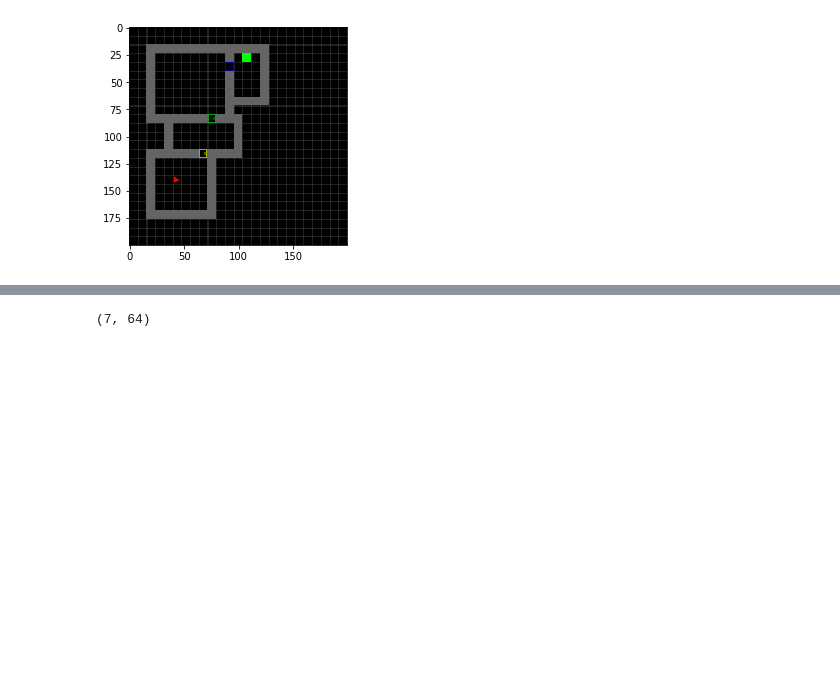
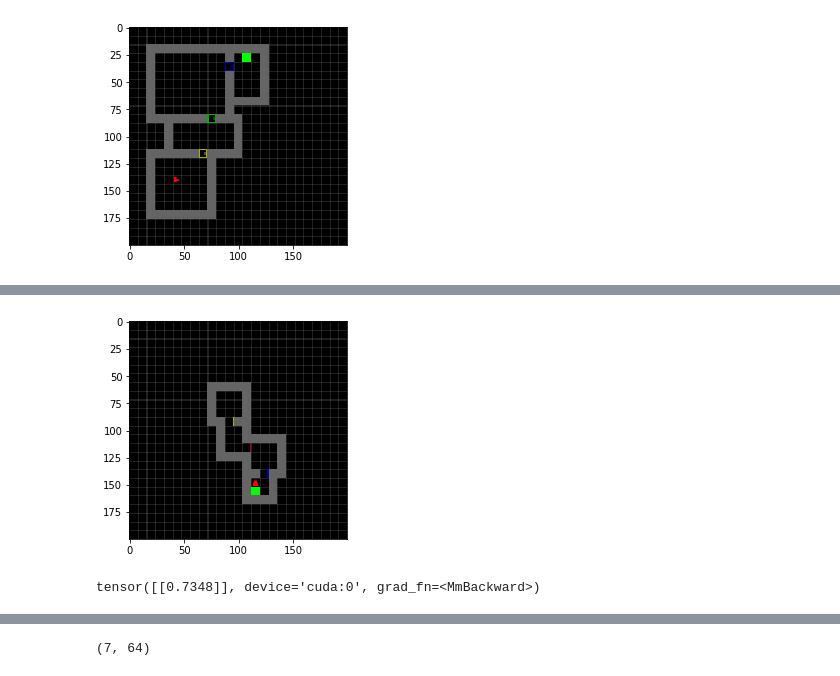
Before and after one commit to 2016choang/sfl, a Jupyter notebook: playground/new-envs.ipynb, the cells around one changed output, grey strips where cells are left out. Saved outputs shown, nothing was run; the diff lists cells and outputs as text; code cells hidden in the pictures; blank space fills up the shorter version.

```diff
--- a/playground/new-envs.ipynb
+++ b/playground/new-envs.ipynb
@@ -117,0 +217,6 @@ idx = 2
+# %%
+idx = 0
+# %%
+visualize(observations[idx], positions[idx])
+# %% [output]
+[figure, added]
@@ -117,0 +226,4 @@ idx = 2
+# %%
+get_similarity(closed, opened)
+# %% [output]
+tensor([[0.7348]], device='cuda:0', grad_fn=<MmBackward>)
```
Also changed, not shown: parts of 36 cells of this notebook, 2 other files.
